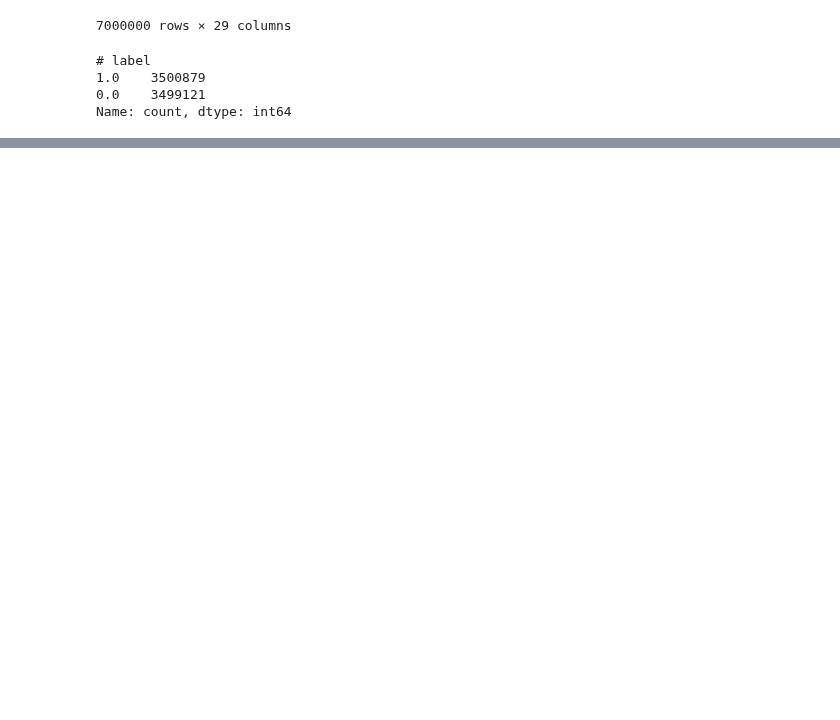
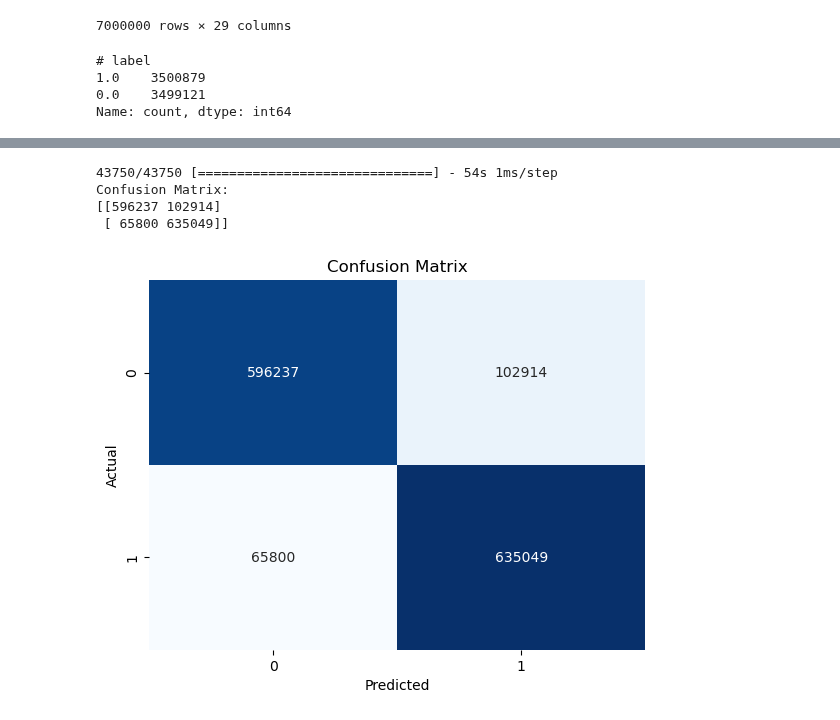
Before and after one commit to taddbackus/qtw, a Jupyter notebook: CS6/CS6.ipynb, the cells around one changed output, grey strips where cells are left out. Cells and saved outputs as stored; diff of their text form; code cells hidden in the pictures; blank space fills up the shorter version.

```diff
--- a/CS6/CS6.ipynb
+++ b/CS6/CS6.ipynb
@@ -94,0 +135,30 @@ Test Accuracy: 87.80%
+# %%
+
+y_pred = model.predict(X_test)
+y_pred = np.round(y_pred).flatten()
+
+conf_matrix = confusion_matrix(y_test, y_pred)
+
+print('Confusion Matrix:')
+print(conf_matrix)
+# %% [output]
+43750/43750 [==============================] - 54s 1ms/step
+Confusion Matrix:
+[[596237 102914]
+ [ 65800 635049]]
+# %%
+sns.heatmap(conf_matrix,
+            annot = True,
+            fmt = 'd',
+            cmap = 'Blues',
+            cbar = False,
+            xticklabels = ['0', '1'],
+            yticklabels = ['0', '1'])
+
+plt.xlabel('Predicted')
+plt.ylabel('Actual')
+plt.title('Confusion Matrix')
+
+plt.show()
+# %% [output]
+[figure, added]
```
Also changed, not shown: parts of 5 cells of this notebook.
